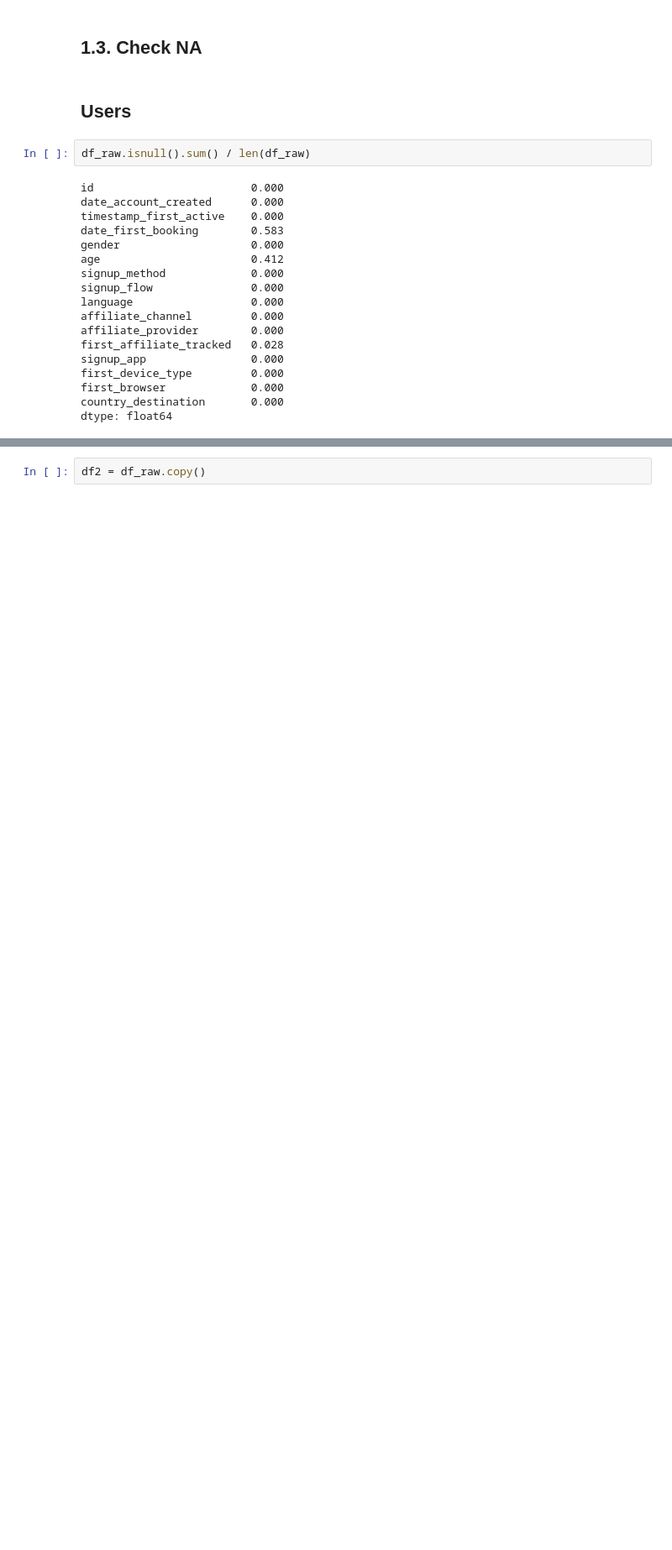
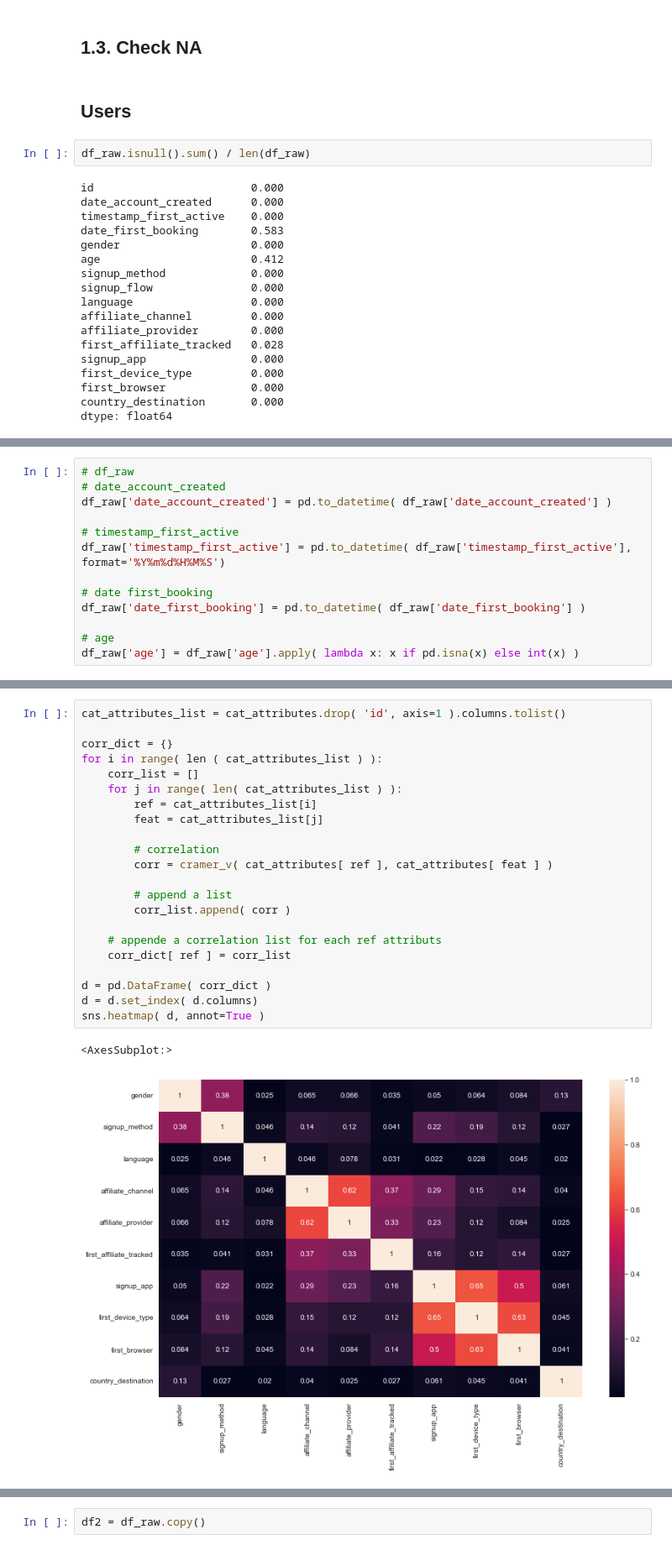
Before and after one commit to Marcoslsl/airbnb_prediction, a Jupyter notebook: AirBnB_Prediction.ipynb, the cells around one changed output, grey strips where cells are left out. Shown at 84% size. Cells and saved outputs as stored; diff of their text form; blank space fills up the shorter version.

```diff
--- a/AirBnB_Prediction.ipynb
+++ b/AirBnB_Prediction.ipynb
@@ -218 +328,14 @@ dtype: float64
+# %%
+# df_raw
+# date_account_created
+df_raw['date_account_created'] = pd.to_datetime( df_raw['date_account_created'] )
+
+# timestamp_first_active
+df_raw['timestamp_first_active'] = pd.to_datetime( df_raw['timestamp_first_active'], format='%Y%m%d%H%M%S')
+
+# date first_booking
+df_raw['date_first_booking'] = pd.to_datetime( df_raw['date_first_booking'] )
+
+# age
+df_raw['age'] = df_raw['age'].apply( lambda x: x if pd.isna(x) else int(x) )
 # %% [markdown]
@@ -291,0 +399,25 @@ numeric_statistics( num_attributes_sessions )
+# %%
+cat_attributes_list = cat_attributes.drop( 'id', axis=1 ).columns.tolist()
+
+corr_dict = {}
+for i in range( len ( cat_attributes_list ) ):
+    corr_list = []
+    for j in range( len( cat_attributes_list ) ):
+        ref = cat_attributes_list[i]
+        feat = cat_attributes_list[j]
+
+        # correlation
+        corr = cramer_v( cat_attributes[ ref ], cat_attributes[ feat ] )
+
+        # append a list
+        corr_list.append( corr )
+
+    # appende a correlation list for each ref attributs
+    corr_dict[ ref ] = corr_list
+
+d = pd.DataFrame( corr_dict )
+d = d.set_index( d.columns)
+sns.heatmap( d, annot=True )
+# %% [output]
+<AxesSubplot:>
+[figure, added]
```
Also changed, not shown: parts of 75 cells of this notebook.
